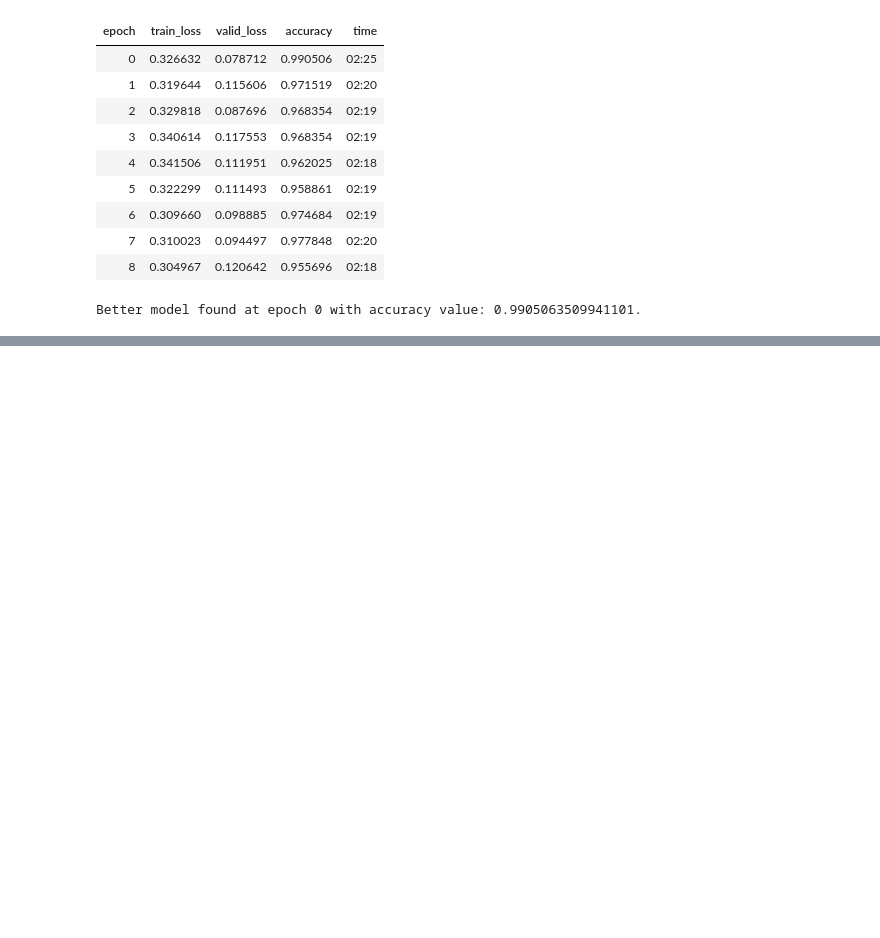
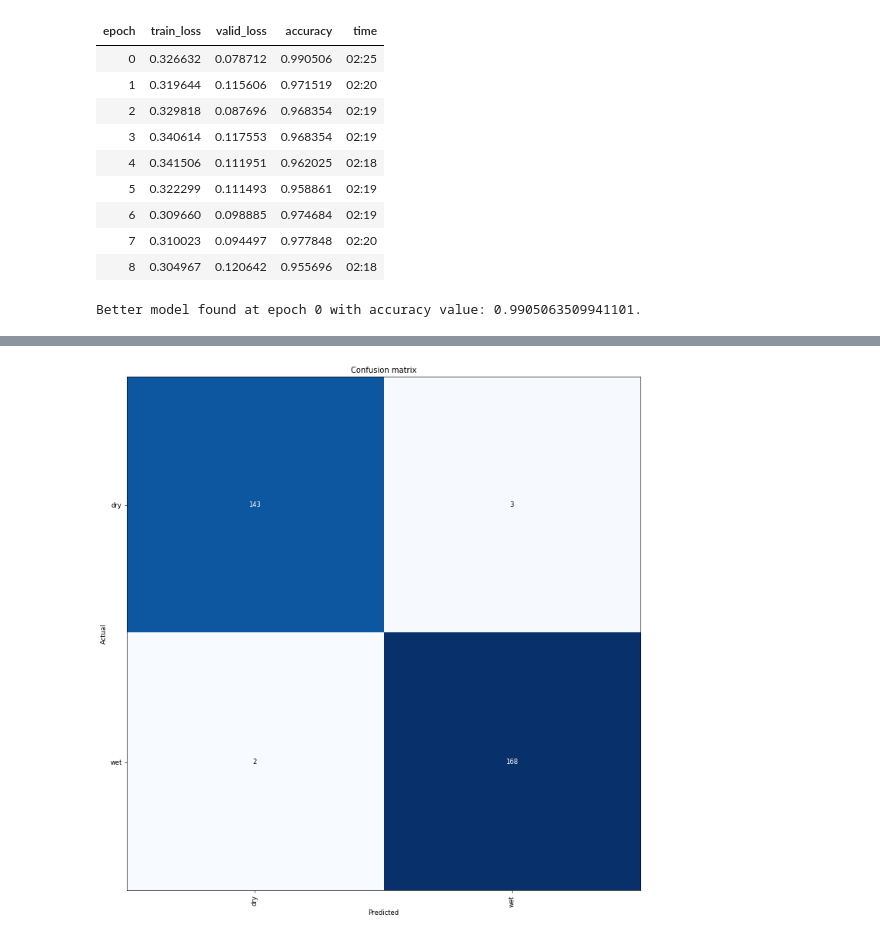
Before and after one commit to SkdooshNB/Smart-Irrigation-Using-Drones, a Jupyter notebook: Wet_Dry_Classifier.ipynb, the cells around one changed output, grey strips where cells are left out. Drawn from its saved outputs; the diff is of its cells as text; code cells hidden in the pictures; blank space fills up the shorter version.

```diff
--- a/Wet_Dry_Classifier.ipynb
+++ b/Wet_Dry_Classifier.ipynb
@@ -155,0 +184,4 @@ Better model found at epoch 0 with accuracy value: 0.9905063509941101.
+# %%
+interp.plot_confusion_matrix(figsize=(12,12), dpi=60)
+# %% [output]
+[figure, added]
```
Also changed, not shown: parts of 7 cells of this notebook.
